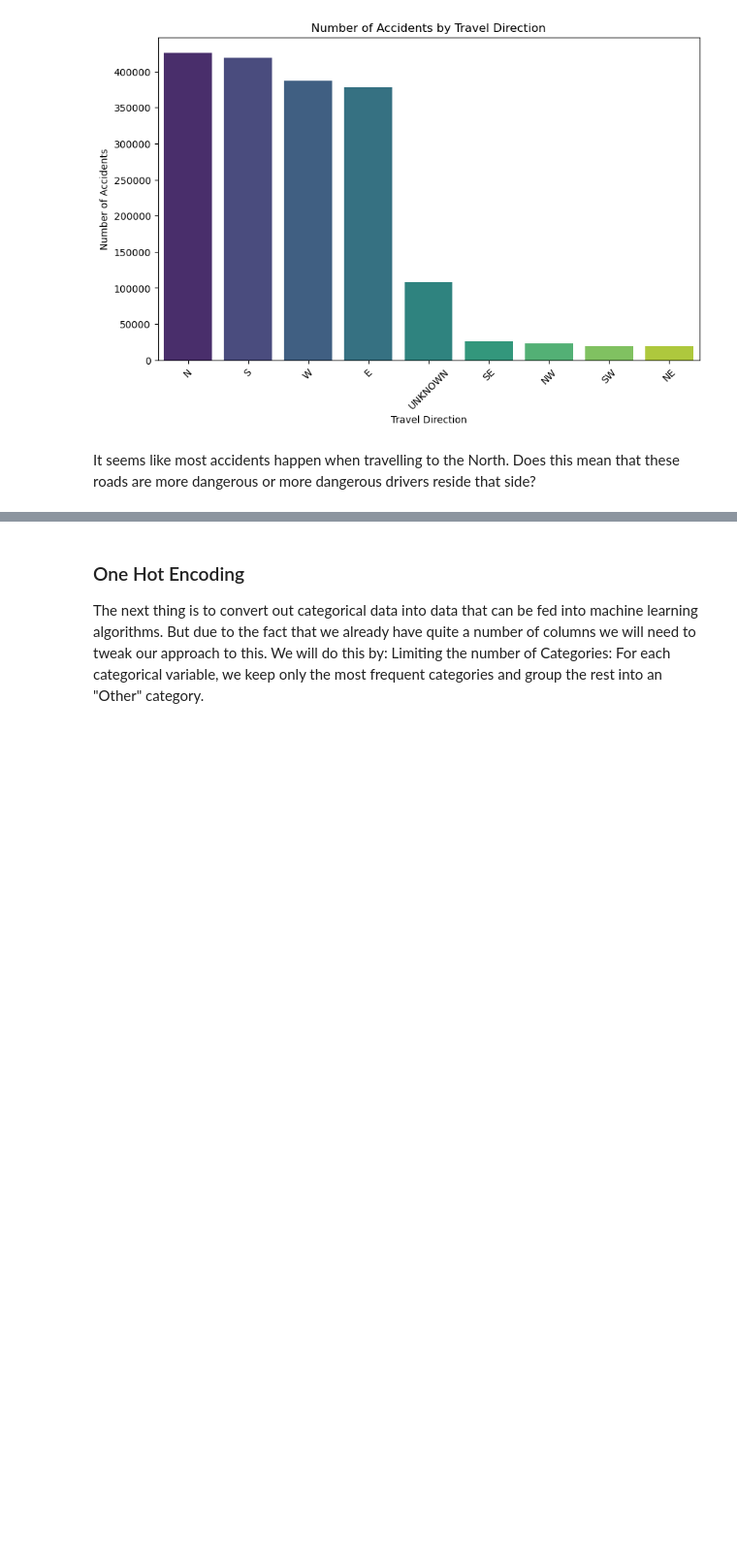
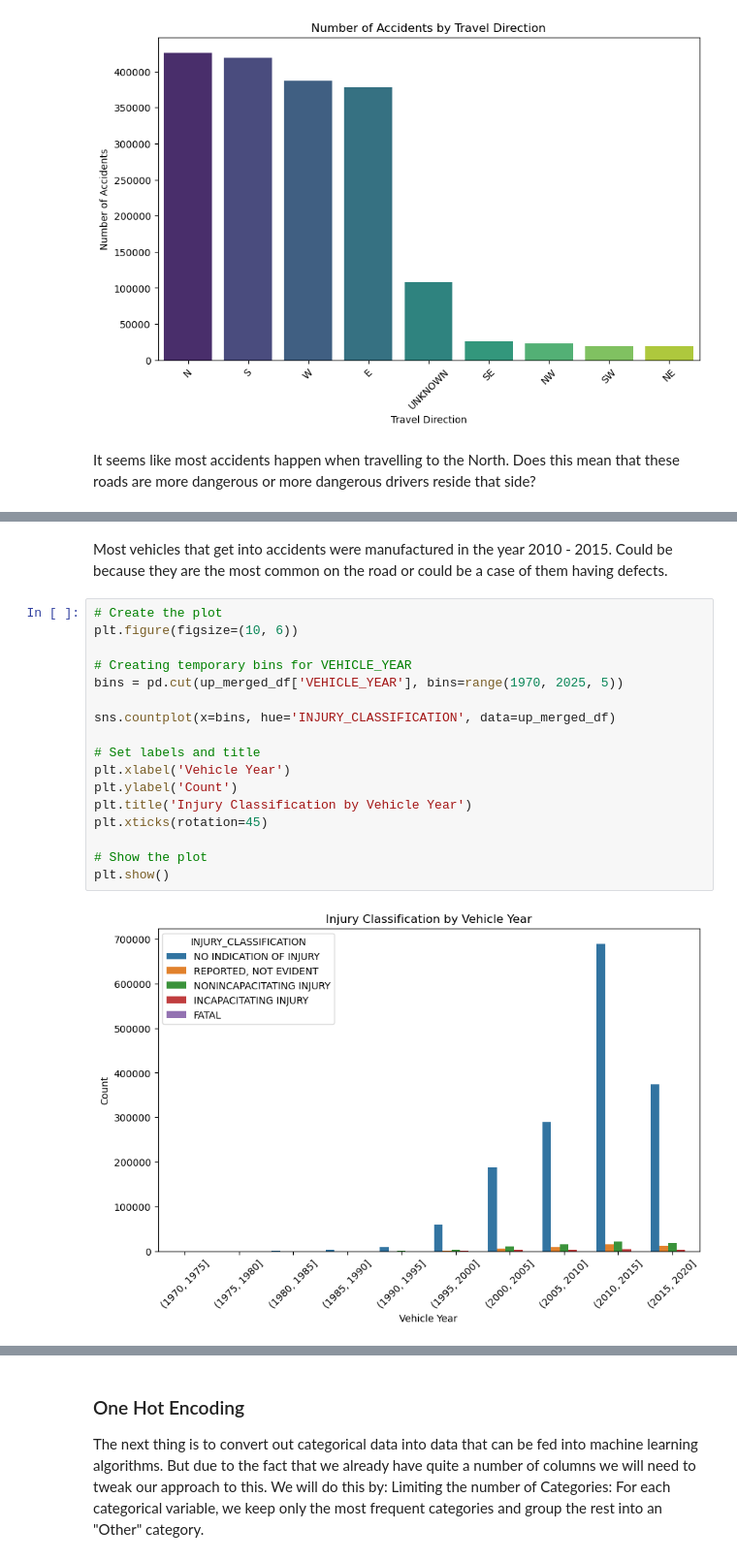
Before and after one commit to William-Itotia/DSC-Chicago-Car-Crash-Analysis, a Jupyter notebook: Project.ipynb, the cells around one changed output, grey strips where cells are left out. Shown: that part at 97% size. Drawn from its saved outputs; the diff is of its cells as text; blank space fills up the shorter version.

```diff
--- a/Project.ipynb
+++ b/Project.ipynb
@@ -588,3 +593,24 @@ plt.xticks(rotation=45)
 plt.show()
 # %% [output]
 [figure]
+# %% [markdown]
+Most vehicles that get into accidents were manufactured in the year 2010 - 2015. Could be because they are the most common on the road or could be a case of them having defects.
+# %%
+# Create the plot
+plt.figure(figsize=(10, 6))
+
+# Creating temporary bins for VEHICLE_YEAR
+bins = pd.cut(up_merged_df['VEHICLE_YEAR'], bins=range(1970, 2025, 5))
+
+sns.countplot(x=bins, hue='INJURY_CLASSIFICATION', data=up_merged_df)
+
+# Set labels and title
+plt.xlabel('Vehicle Year')
+plt.ylabel('Count')
+plt.title('Injury Classification by Vehicle Year')
+plt.xticks(rotation=45)
+
+# Show the plot
+plt.show()
+# %% [output]
+[figure, added]
```
Also changed, not shown: parts of 10 cells of this notebook.
